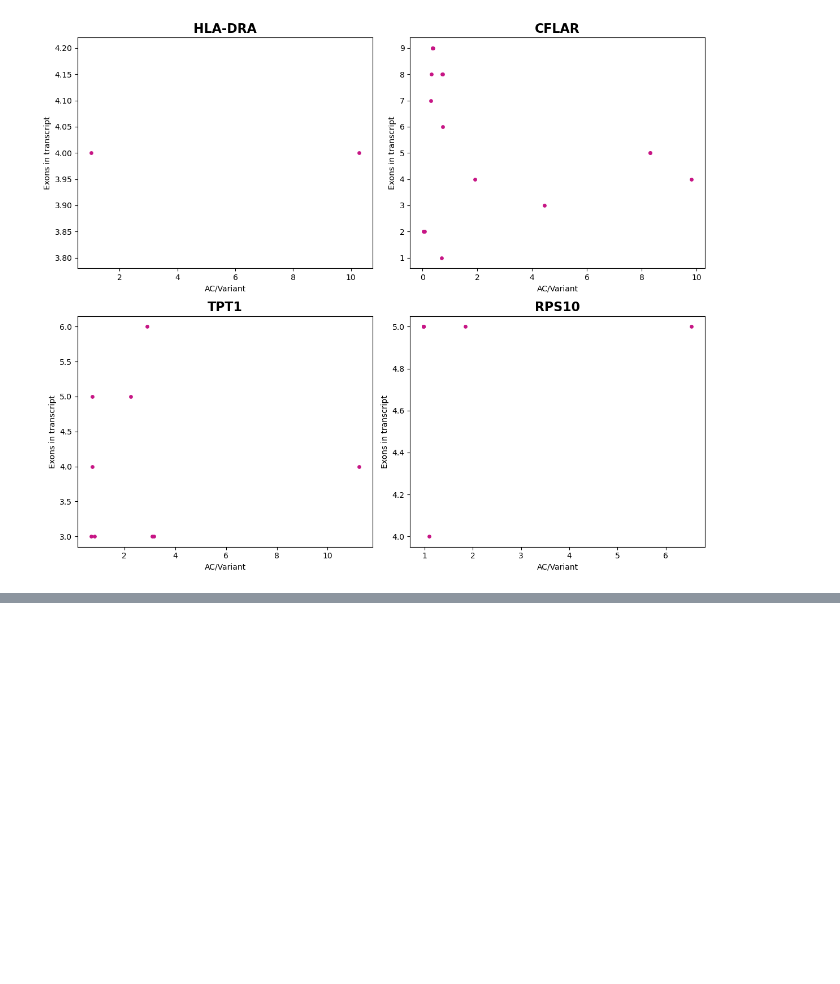
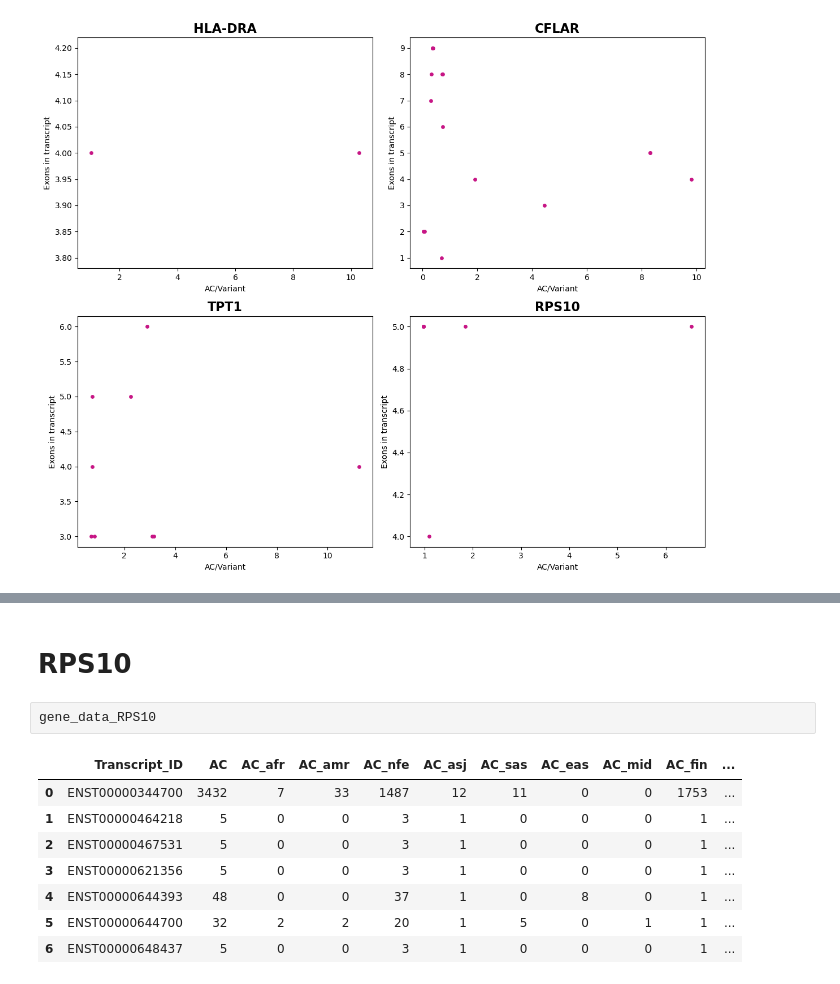
Before and after one commit to nastasia-iv/genvar, a Jupyter notebook: Grishchenko/code/gene_examples_analysis.ipynb, the cells around one changed output, grey strips where cells are left out. Saved outputs shown, nothing was run; the diff lists cells and outputs as text; blank space fills up the shorter version.

```diff
--- a/Grishchenko/code/gene_examples_analysis.ipynb
+++ b/Grishchenko/code/gene_examples_analysis.ipynb
@@ -60,0 +184,13 @@ plt.show()
+# %% [markdown]
+# **RPS10**
+# %%
+gene_data_RPS10
+# %% [output]
+|  | Transcript_ID | AC | AC_afr | AC_amr | AC_nfe | AC_asj | AC_sas | AC_eas | AC_mid | AC_fin | ... |
+| 0 | ENST00000344700 | 3432 | 7 | 33 | 1487 | 12 | 11 | 0 | 0 | 1753 | ... |
+| 1 | ENST00000464218 | 5 | 0 | 0 | 3 | 1 | 0 | 0 | 0 | 1 | ... |
+| 2 | ENST00000467531 | 5 | 0 | 0 | 3 | 1 | 0 | 0 | 0 | 1 | ... |
+| 3 | ENST00000621356 | 5 | 0 | 0 | 3 | 1 | 0 | 0 | 0 | 1 | ... |
+| 4 | ENST00000644393 | 48 | 0 | 0 | 37 | 1 | 0 | 8 | 0 | 1 | ... |
+| 5 | ENST00000644700 | 32 | 2 | 2 | 20 | 1 | 5 | 0 | 1 | 1 | ... |
+| 6 | ENST00000648437 | 5 | 0 | 0 | 3 | 1 | 0 | 0 | 0 | 1 | ... |
```
Also changed, not shown: parts of 10 cells of this notebook.
